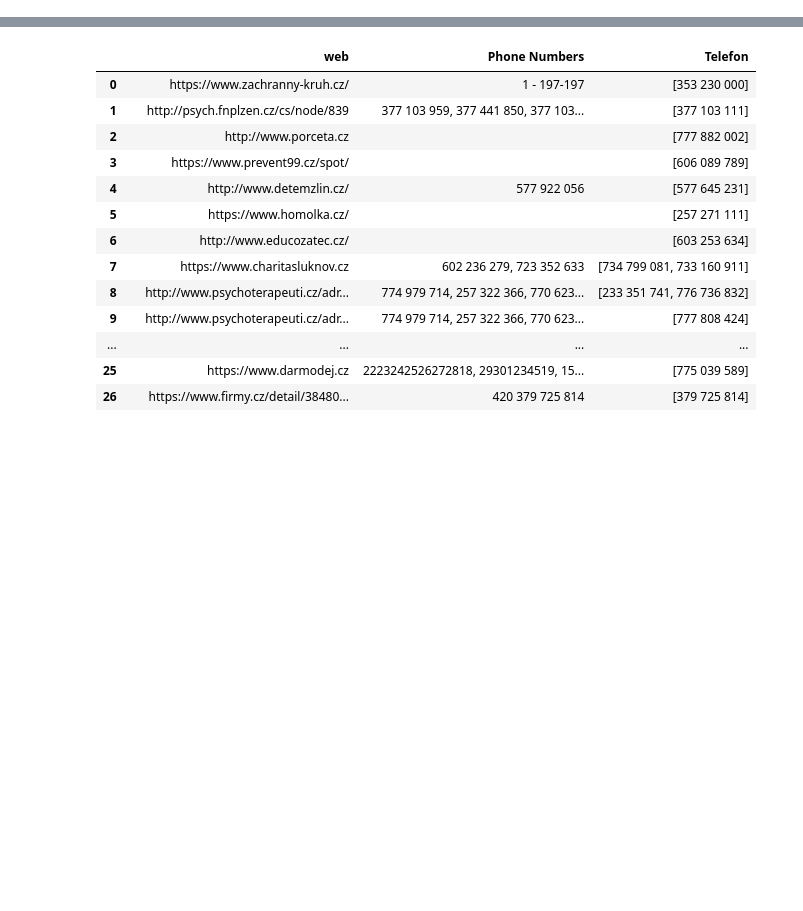
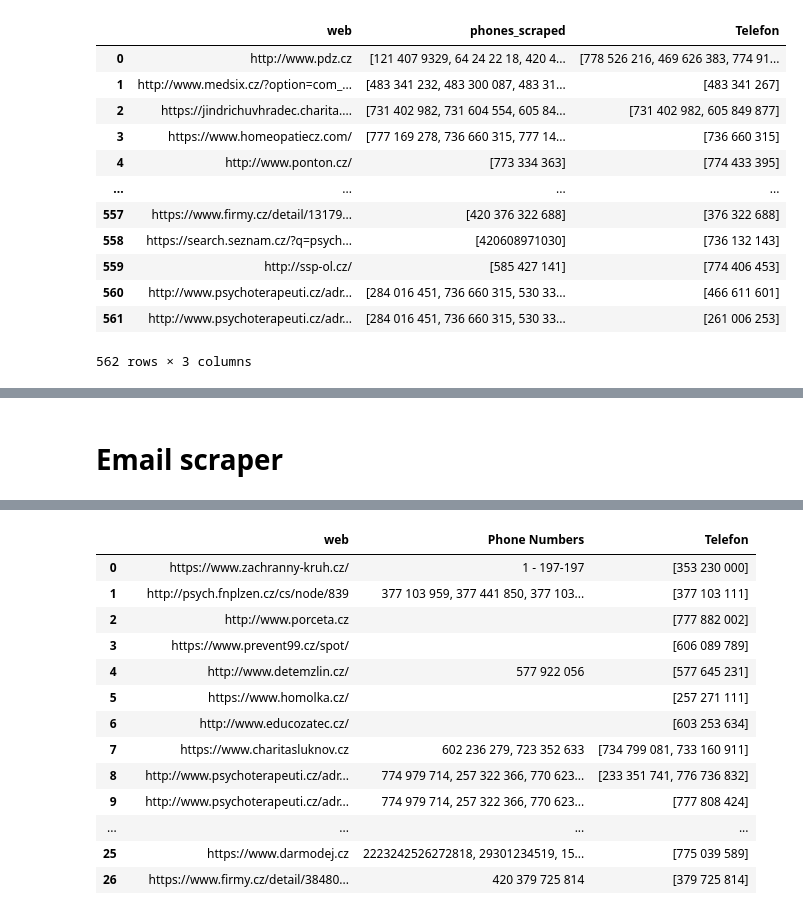
Before and after one commit to DmitriiSid/SafeZone, a Jupyter notebook: notebooks/testing.ipynb, the cells around one changed output, grey strips where cells are left out. Saved outputs shown, nothing was run; the diff lists cells and outputs as text; code cells hidden in the pictures; blank space fills up the shorter version.

Commit message:
new changes on scraper

```diff
--- a/notebooks/testing.ipynb
+++ b/notebooks/testing.ipynb
@@ -8,6 +8,7 @@ from tqdm import tqdm
 from urllib.parse import urljoin
 db_pomoci = pd.read_csv("db_pomoci.csv")
 # %%
+db_pomoci = pd.read_csv("db_pomoci.csv")
 black_list = ['http://www.dc-brno.cz']
 df = db_pomoci.rename(columns={"Webová stránka" : "web", "Název":"nazev"})
 df = df[(~df["web"].isna()) & (~df['web'].isin(black_list))]
@@ -19,4 +20,28 @@ df_agg["email"] = df.groupby("web")["E-mail"].agg(list)
 df_agg = df_agg.reset_index().rename(columns={'web': 'web', 'Telefon': 'Telefon'})
 df_agg = pd.DataFrame(df_agg)
 #df.sort_values("web")
+# %%
+db_scraped = pd.read_csv("data/df_scraped.csv")
+df_res = db_scraped[~db_scraped["Phone Numbers"].isna()]
+df_res = df_res.rename(columns={'web': 'web', 'Telefon': 'Telefon'}).drop("Unnamed: 0", axis= 1)
+df_res = df_res.rename(columns= {"Website":"web"})
+df_res = df_res.rename(columns= {"Phone Numbers":"phones_scraped"})
+# %%
+preview = df_res.merge(df_agg , on="web")
+preview['phones_scraped'] = preview['phones_scraped'].str.split(', ')
+preview
+# %% [output]
+|  | web | phones_scraped | Telefon |
+| 0 | http://www.pdz.cz | [121 407 9329, 64 24 22 18, 420 4... | [778 526 216, 469 626 383, 774 91... |
+| 1 | http://www.medsix.cz/?option=com_... | [483 341 232, 483 300 087, 483 31... | [483 341 267] |
+| 2 | https://jindrichuvhradec.charita.... | [731 402 982, 731 604 554, 605 84... | [731 402 982, 605 849 877] |
+| 3 | https://www.homeopatiecz.com/ | [777 169 278, 736 660 315, 777 14... | [736 660 315] |
+| 4 | http://www.ponton.cz/ | [773 334 363] | [774 433 395] |
+| ... | ... | ... | ... |
+| 557 | https://www.firmy.cz/detail/13179... | [420 376 322 688] | [376 322 688] |
+| 558 | https://search.seznam.cz/?q=psych... | [420608971030] | [736 132 143] |
+| 559 | http://ssp-ol.cz/ | [585 427 141] | [774 406 453] |
+| 560 | http://www.psychoterapeuti.cz/adr... | [284 016 451, 736 660 315, 530 33... | [466 611 601] |
+| 561 | http://www.psychoterapeuti.cz/adr... | [284 016 451, 736 660 315, 530 33... | [261 006 253] |
+562 rows × 3 columns
 # %%
@@ -34,3 +60,5 @@ urls = set(df["web"])
+# %% [markdown]
+# Email scraper
 # %%
 
 # Regular expressions for matching emails and phone numbers
```
Also changed, not shown: parts of 19 cells of this notebook, 7 other files.
